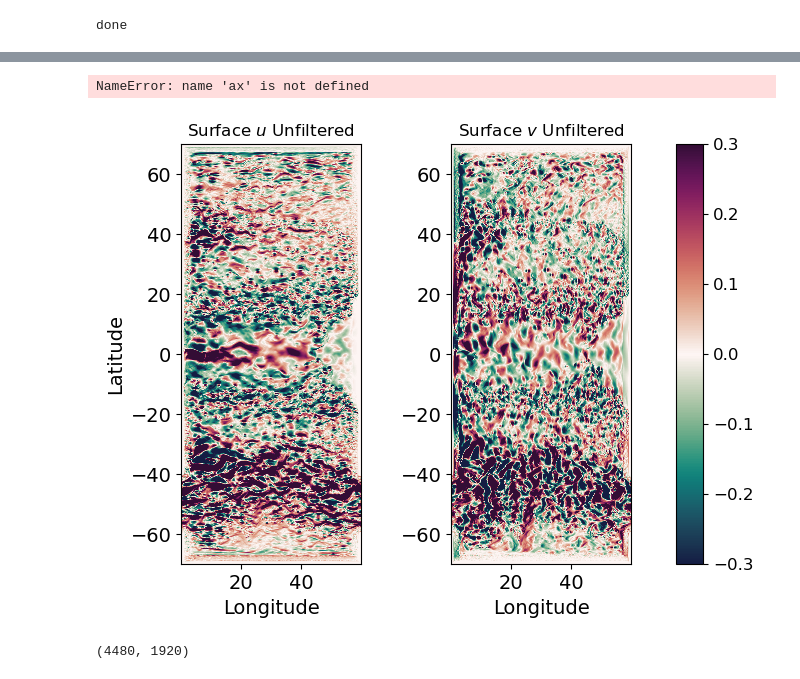
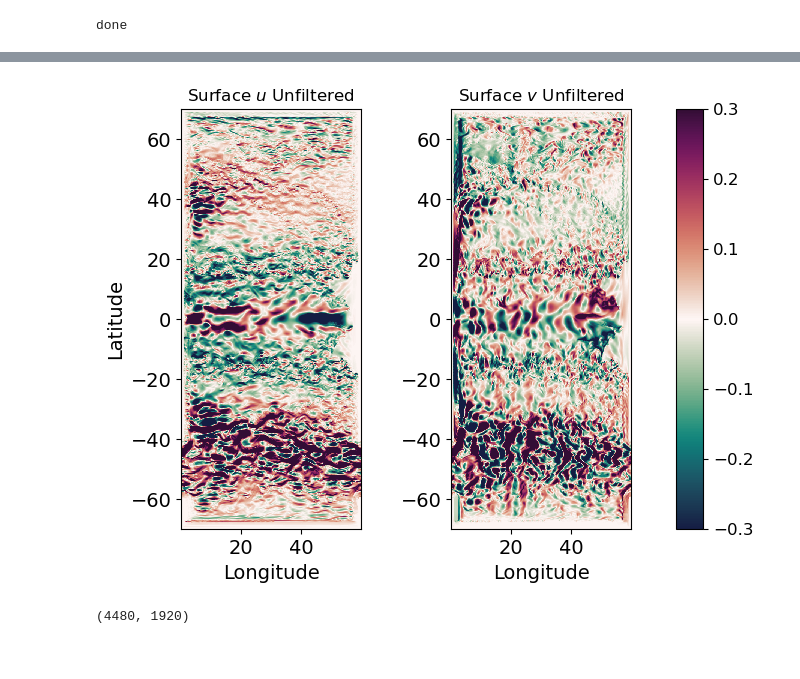
Before and after one commit to ElizabethYankovsky/Neverworld2-Analysis, a Jupyter notebook: GCM-filters-tutorial.ipynb, the cells around one changed output, grey strips where cells are left out. Saved outputs shown, nothing was run; the diff lists cells and outputs as text; code cells hidden in the pictures.

```diff
--- a/GCM-filters-tutorial.ipynb
+++ b/GCM-filters-tutorial.ipynb
@@ -377,36 +359,35 @@ plt.show()
 #Plotting unfiltered velocities for whole domain
 fig = plt.figure(figsize=(9, 6), dpi=100, facecolor='w', edgecolor='k')
 ax1 = fig.add_axes([0.15,0.2,0.3,0.7])
 #axc1 = fig.add_axes([0.45,0.2,0.03,0.7])
 ax2 = fig.add_axes([0.45,0.2,0.3,0.7])
 axc2 = fig.add_axes([.75, 0.2, 0.03, 0.7])
 
 ax1.set_facecolor((0.92, 0.92, 0.92))
 ax1.set_xlabel('Longitude',fontsize=14); ax2.set_xlabel('Longitude',fontsize=14)
 ax1.set_ylabel('Latitude',fontsize=14)
 ax1.tick_params(labelsize=14);
 ax2.tick_params(labelsize=14)
 
 levels=np.linspace(-5,0,11)
 
 ax1.set_title('Surface $u$ Unfiltered',fontsize=12)
 ax2.set_title('Surface $v$ Unfiltered',fontsize=12)
 #var = KEfull_filtered[0,:,:]
 #var[200:360,:]=np.nan
 
 plotted1 =ax1.pcolorfast(xhp,yhp,u_interp[0,:,:],cmap=cmocean.cm.curl,vmin=-0.3,vmax=0.3)
 plotted2 =ax2.pcolorfast(xhp,yhp,v_interp[0,:,:],cmap=cmocean.cm.curl,vmin=-0.3,vmax=0.3)
 ax1.set_aspect('equal', 'box')
 ax2.set_aspect('equal', 'box')
 
 cbar = plt.colorbar(mappable=plotted2, cax=axc2, orientation = 'vertical');
 cbar.ax.tick_params(labelsize=12);
-ax.set_title('m/s')
+#ax.set_title('m/s')
 #
 plt.show()
 # %% [output]
-NameError: name 'ax' is not defined
-[figure, old version]
+[figure, new version]
 # %%
 print('finished plotting')
 # %%
```
Also changed, not shown: parts of 17 cells of this notebook, 2 other files.
